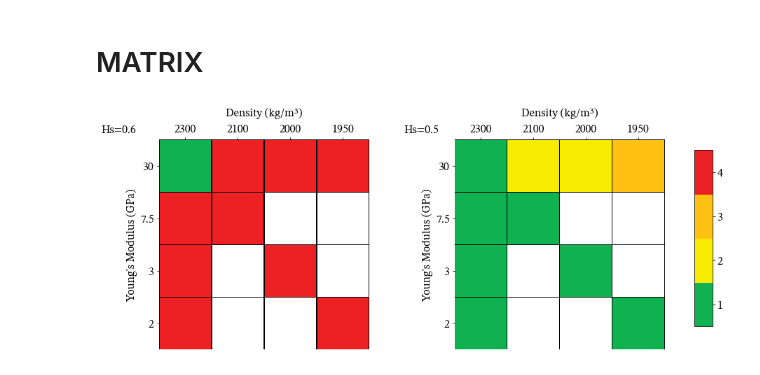
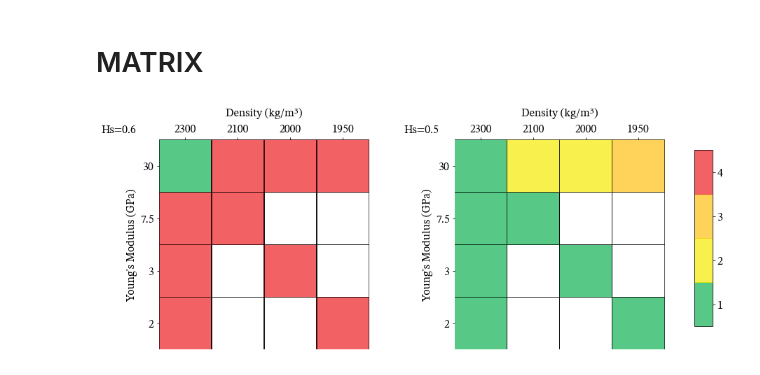
Before and after one commit to ThomasPennockTU/Thesis_Repository, a Jupyter notebook: workfolder/uplift matrix/uplift matrix.ipynb, the cells around one changed output. Drawn from its saved outputs; the diff is of its cells as text; code cells hidden in the pictures.

```diff
--- a/workfolder/uplift matrix/uplift matrix.ipynb
+++ b/workfolder/uplift matrix/uplift matrix.ipynb
@@ -1055,6 +1055,7 @@ results_matrix2 = np.array([
 ])
 
 # Define colors and boundaries
+
 colors = ["#10b151", "#f6eb01", "#ffc112", "#ed2024"]
 boundaries = [0.0, 0.2, 0.5, 0.8, 1.0]
 
@@ -1128,7 +1129,7 @@ def plot_matrix(ax, matrix, density_values, youngs_modulus_values, cmap, norm, o
     return c
 
 # Opacity
-opacity = 1.0
+opacity = 0.7
 
 # Create figure and two subplots side by side
 fig, axes = plt.subplots(1, 2, figsize=(12, 5))
@@ -1175,31 +1176,31 @@ cbar.ax.set_yticklabels(['1', '2', '3', '4'])
 for spine in cbar.ax.spines.values():
     spine.set_linewidth(0.5)          # adjust thickness here
     spine.set_edgecolor("black")      # adjust color here
 
 # Add figure-level text in the top-left corner
 fig.text(
     0.01, 0.95,
     "Hs=0.6",
     ha='left',
     va='top',
     fontsize=16,
     fontweight='bold',
     color='black'
 )
 
 # Add figure-level text in the top-middle
 fig.text(
     0.51, 0.95,
     "Hs=0.5",
     ha='left',
     va='top',
     fontsize=16,
     fontweight='bold',
     color='black'
 )
 
 plt.tight_layout()
 plt.savefig('results_matrices.png', dpi=300, bbox_inches='tight')
 plt.show()
 # %% [output]
-[figure, old version]
+[figure, new version]
```
Also changed, not shown: 1 other file.
